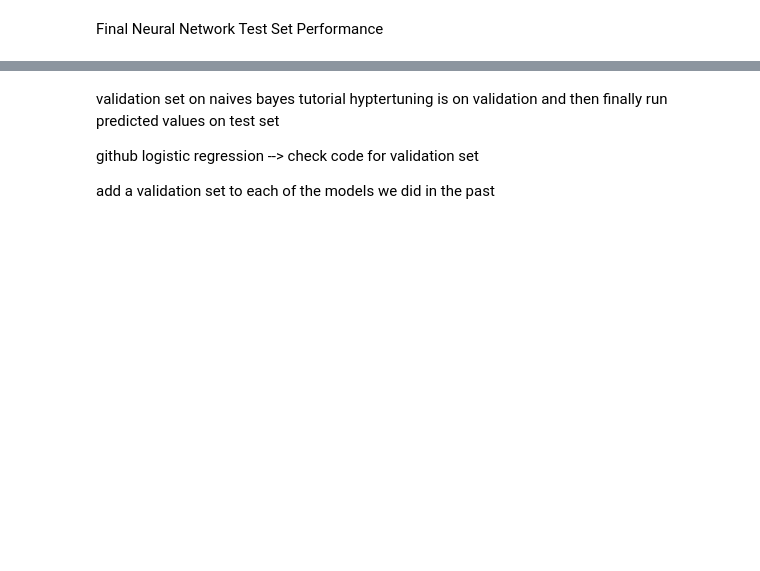
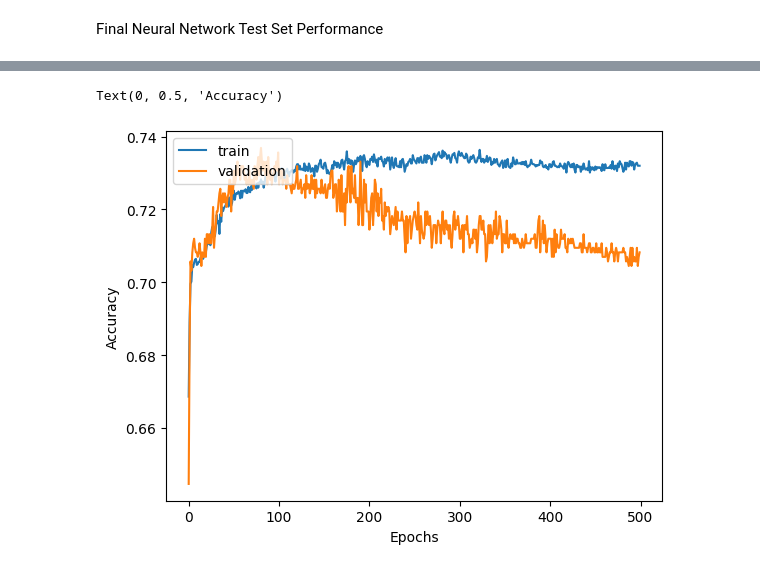
Before and after one commit to lilyzhizhou/Identifying-Prediabetes-ML, a Jupyter notebook: Final_assn_Neural_network.ipynb, the cells around one changed output, grey strips where cells are left out. Saved outputs shown, nothing was run; the diff lists cells and outputs as text; code cells hidden in the pictures; blank space fills up the shorter version.

```diff
--- a/Final_assn_Neural_network.ipynb
+++ b/Final_assn_Neural_network.ipynb
@@ -978,8 +970,10 @@ Text(0, 0.5, 'Recall')
-# %% [markdown]
-validation set on naives bayes tutorial
-hyptertuning is on validation
-and then finally run predicted values on test set
-
-github logistic regression --> check code for validation set
-
-add a validation set to each of the models we did in the past
+# %%
+# Plotting the training and validation accuracy
+plt.plot([i for i in range(len(train_accuracy_list))], train_accuracy_list, label="train")
+plt.plot([i for i in range(len(test_accuracy_list))], test_accuracy_list, label='validation')
+plt.legend(loc="upper left")
+plt.xlabel('Epochs')
+plt.ylabel('Accuracy')
+# %% [output]
+Text(0, 0.5, 'Accuracy')
+[figure, added]
```
Also changed, not shown: parts of 15 cells of this notebook.
